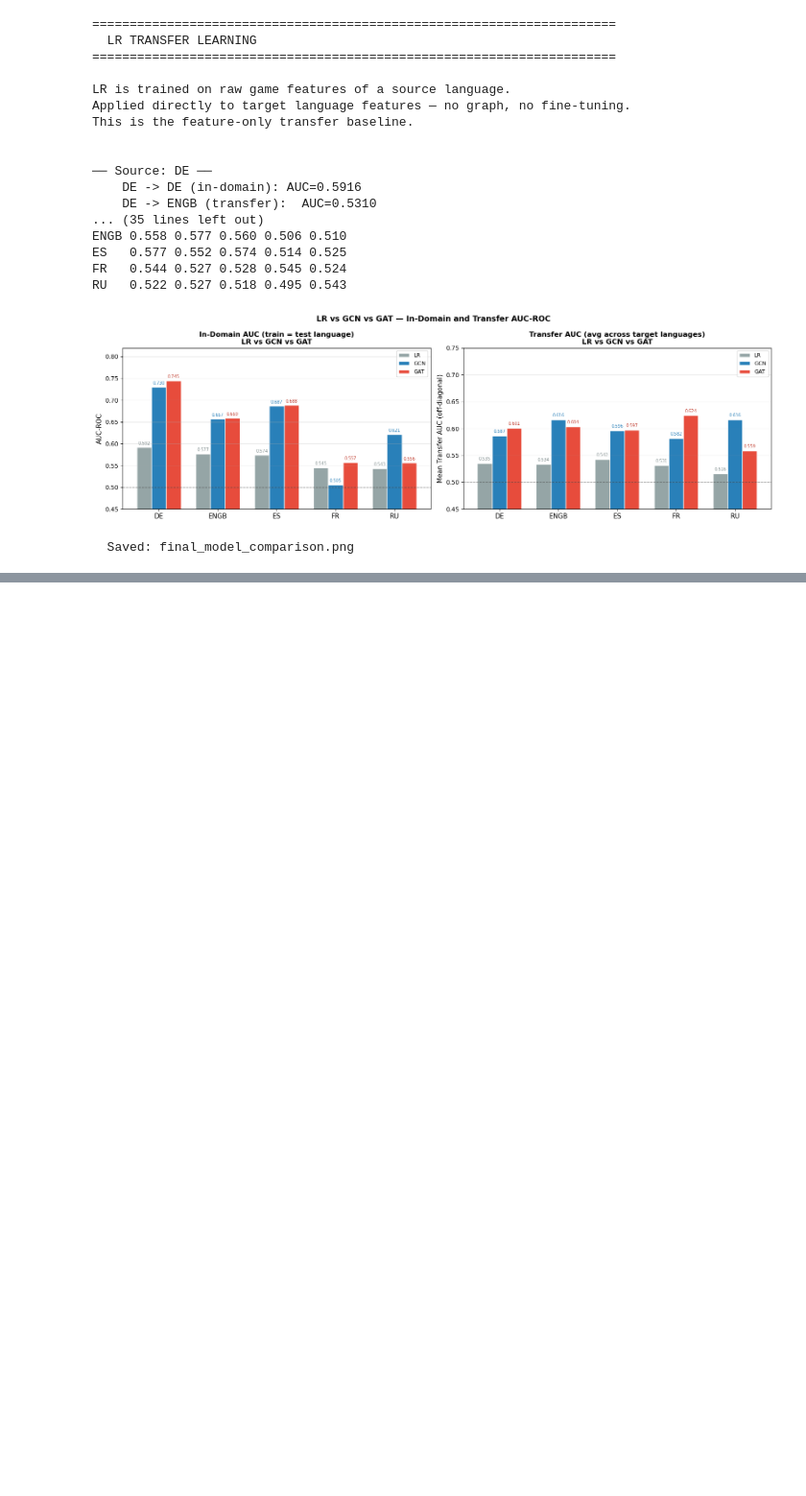
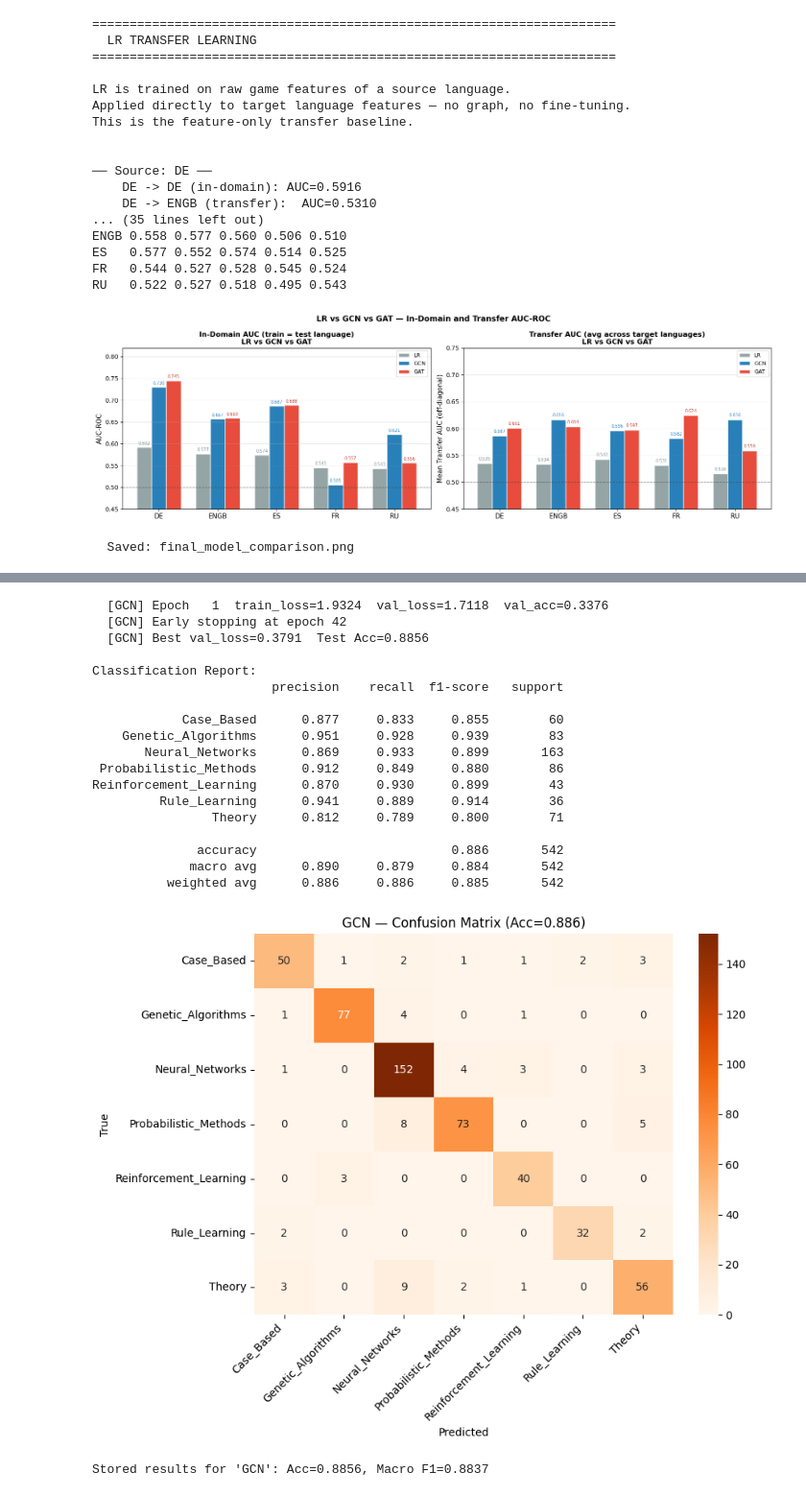
Before and after one commit to hadiqaalamdar/MassiveGraph_Project1, a Jupyter notebook: part2_implementation.ipynb, the cells around one changed output, grey strips where cells are left out. Shown at 96% size. Drawn from its saved outputs; the diff is of its cells as text; code cells hidden in the pictures; blank space fills up the shorter version.

```diff
--- a/part2_implementation.ipynb
+++ b/part2_implementation.ipynb
@@ -1489,0 +2434,54 @@ structure are largely independent.
+# %%
+# ==============================================================================
+# 7.3  Train GCN
+# ==============================================================================
+gcn_model = GCN(in_channels=data.num_node_features,
+                hidden_channels=64,
+                out_channels=data.num_classes,
+                dropout=0.5)
+
+gcn_model, y_true_gcn, y_pred_gcn, hist_gcn = train_gnn(
+    gcn_model, data, epochs=200, lr=0.01, weight_decay=5e-4,
+    patience=20, model_name="GCN")
+
+print(f"\nClassification Report:")
+print(classification_report(y_true_gcn, y_pred_gcn, target_names=class_names, digits=3))
+
+# Confusion matrix
+cm_gcn = confusion_matrix(y_true_gcn, y_pred_gcn)
+plt.figure(figsize=(9, 7))
+sns.heatmap(cm_gcn, annot=True, fmt='d', cmap='Oranges',
+            xticklabels=class_names, yticklabels=class_names)
+plt.xlabel('Predicted'); plt.ylabel('True')
+plt.title(f'GCN — Confusion Matrix (Acc={accuracy_score(y_true_gcn, y_pred_gcn):.3f})')
+plt.xticks(rotation=45, ha='right'); plt.tight_layout(); plt.show()
+
+# Extract embeddings for t-SNE
+gcn_model.eval()
+with torch.no_grad():
+    gcn_embeds = gcn_model.get_embeddings(data.x.to(device),
+                                           data.edge_index.to(device)).cpu().numpy()
+
+store_result('GCN', y_true_gcn, y_pred_gcn, embeddings=gcn_embeds,
+             uses_graph=True, uses_features=True, inductive=False)
+# %% [output]
+  [GCN] Epoch   1  train_loss=1.9324  val_loss=1.7118  val_acc=0.3376
+  [GCN] Early stopping at epoch 42
+  [GCN] Best val_loss=0.3791  Test Acc=0.8856
+
+Classification Report:
+                        precision    recall  f1-score   support
+
+            Case_Based      0.877     0.833     0.855        60
+    Genetic_Algorithms      0.951     0.928     0.939        83
+       Neural_Networks      0.869     0.933     0.899       163
+ Probabilistic_Methods      0.912     0.849     0.880        86
+Reinforcement_Learning      0.870     0.930     0.899        43
+         Rule_Learning      0.941     0.889     0.914        36
+                Theory      0.812     0.789     0.800        71
+
+              accuracy                          0.886       542
+             macro avg      0.890     0.879     0.884       542
+          weighted avg      0.886     0.886     0.885       542
+[figure, added]
+Stored results for 'GCN': Acc=0.8856, Macro F1=0.8837
```
Also changed, not shown: parts of 102 cells of this notebook, 1 other file.
